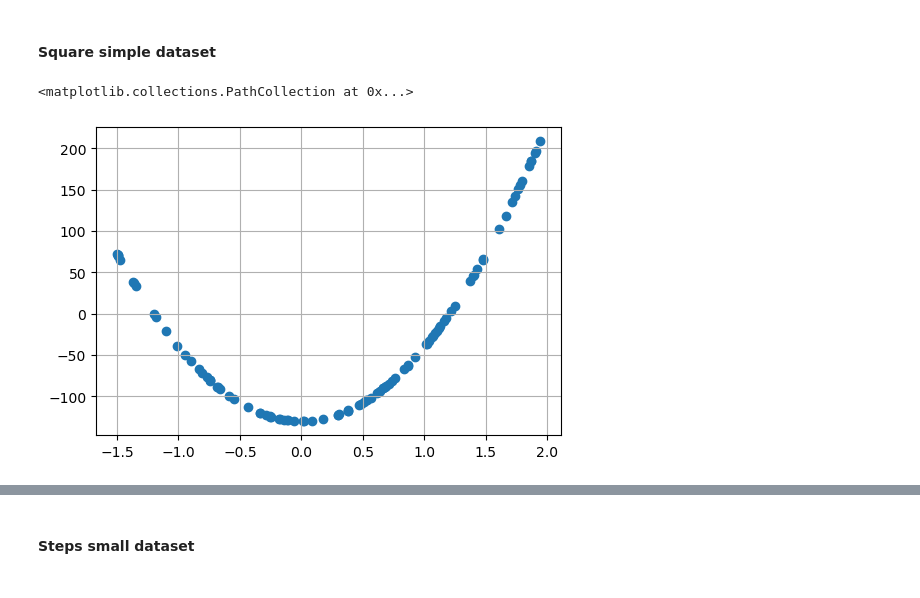
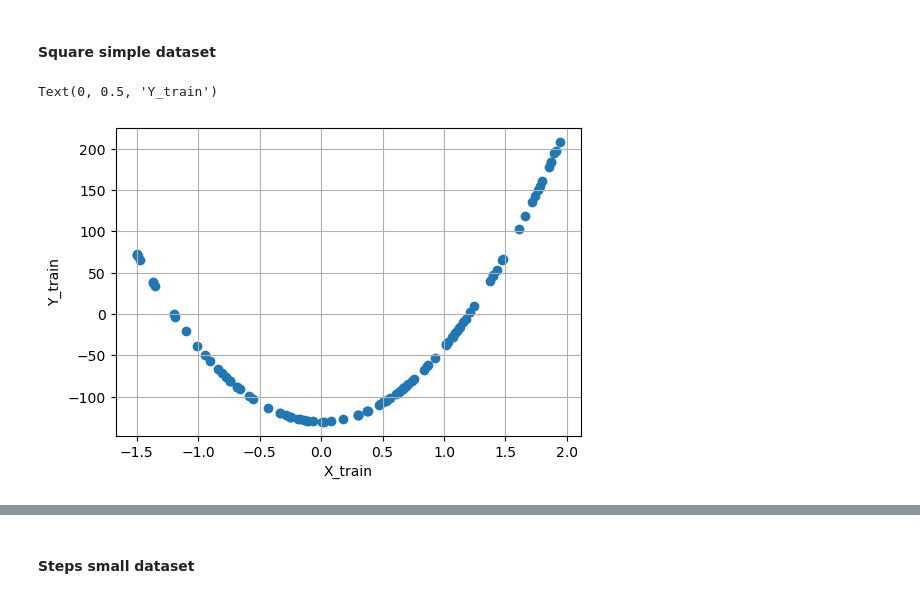
Before and after one commit to sienkozuzanna/miowad, a Jupyter notebook: NeuralNetworks/nn2.ipynb, the cells around one changed output, grey strips where cells are left out. Drawn from its saved outputs; the diff is of its cells as text; code cells hidden in the pictures.

```diff
--- a/NeuralNetworks/nn2.ipynb
+++ b/NeuralNetworks/nn2.ipynb
@@ -53,17 +61,19 @@ def plot_fitted_vs_actual(X_train, Y_train, Y_pred, train_or_test):
 # %% [markdown]
 #### Square simple dataset
 # %%
-square_simple_training_path='data/mio/mio1/regression/square-simple-training.csv'
-square_simple_test_path='data/mio/mio1/regression/square-simple-test.csv'
+square_simple_training_path='data/square-simple-training.csv'
+square_simple_test_path='data/square-simple-test.csv'
 
 X_train_square_simple, Y_train_square_simple, X_test_square_simple, Y_test_square_simple=load_data(square_simple_training_path, square_simple_test_path)
 
 plt.figure(figsize=(6, 4))
 plt.grid(True)
 plt.scatter(X_train_square_simple, Y_train_square_simple)
+plt.xlabel('X_train')
+plt.ylabel('Y_train')
 # %% [output]
-<matplotlib.collections.PathCollection at 0x...>
+Text(0, 0.5, 'Y_train')
-[figure, old version]
+[figure, new version]
 # %%
 normalizer_square_simple = Normalizer()
 X_train_square_simple_normalized, Y_train_square_simple_normalized = normalizer_square_simple.fit_transform(X_train_square_simple, Y_train_square_simple)
```
Also changed, not shown: parts of 13 cells of this notebook.
